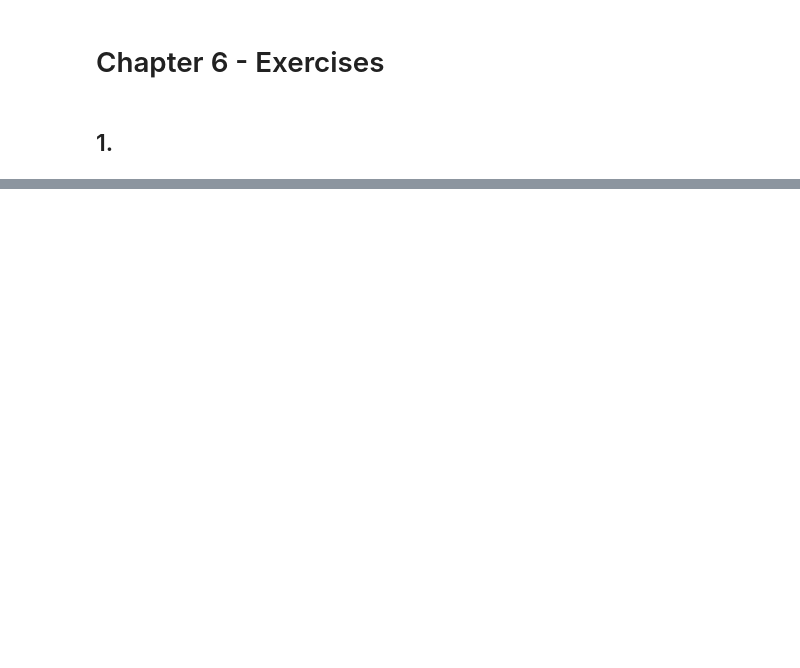
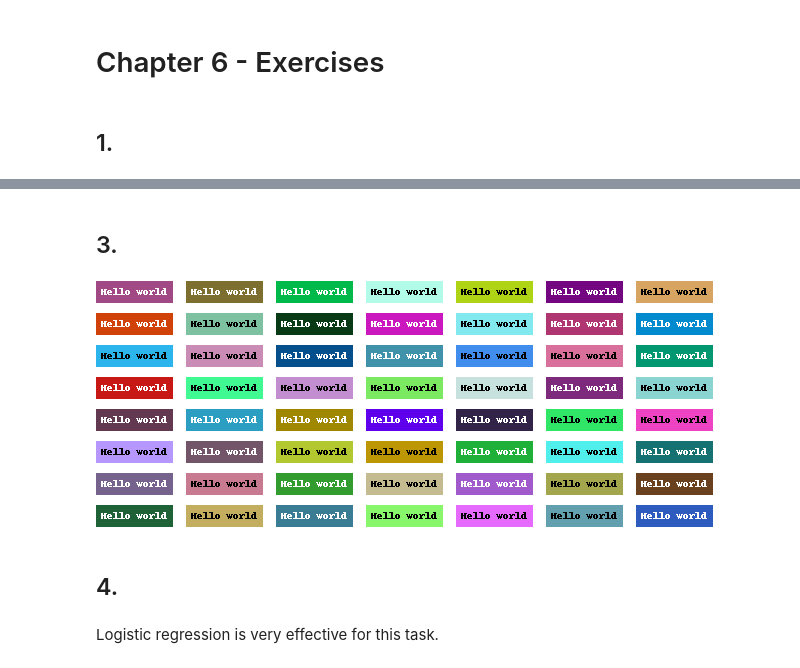
Before and after one commit to luzianscherrer/emfds, a Jupyter notebook: chapter_06.ipynb, the cells around one changed output, grey strips where cells are left out. Drawn from its saved outputs; the diff is of its cells as text; code cells hidden in the pictures; blank space fills up the shorter version.

```diff
--- a/chapter_06.ipynb
+++ b/chapter_06.ipynb
@@ -22,0 +100,27 @@ plot(p, q, (x, -2, 6), ylim=[-0.5,1.5])
+# %% [markdown]
+## 3.
+# %%
+from PIL import Image, ImageDraw, ImageFont
+import random
+
+margin = 5
+image = Image.new("RGB", (650, 250), "white")
+font = ImageFont.load_default()
+
+for pos_x in range(7):
+    for pos_y in range(8):
+        color = tuple([random.randint(0, 255) for _ in range(3)])
+        draw = ImageDraw.Draw(image)
+        position = (margin+90*pos_x, margin+32*pos_y)
+        text = "Hello world"
+        left, top, right, bottom = draw.textbbox(position, text, font=font)
+        draw.rectangle((left-margin, top-margin, right+margin, bottom+margin), fill=color)
+        draw.text(position, text, font=font, fill="black" if model.predict(np.array([color]))[0] == 1 else "white")
+
+display(image)
+# %% [output]
+[figure, added]
+# %% [markdown]
+## 4.
+# %% [markdown]
+Logistic regression is very effective for this task.
```
Also changed, not shown: parts of 7 cells of this notebook.
